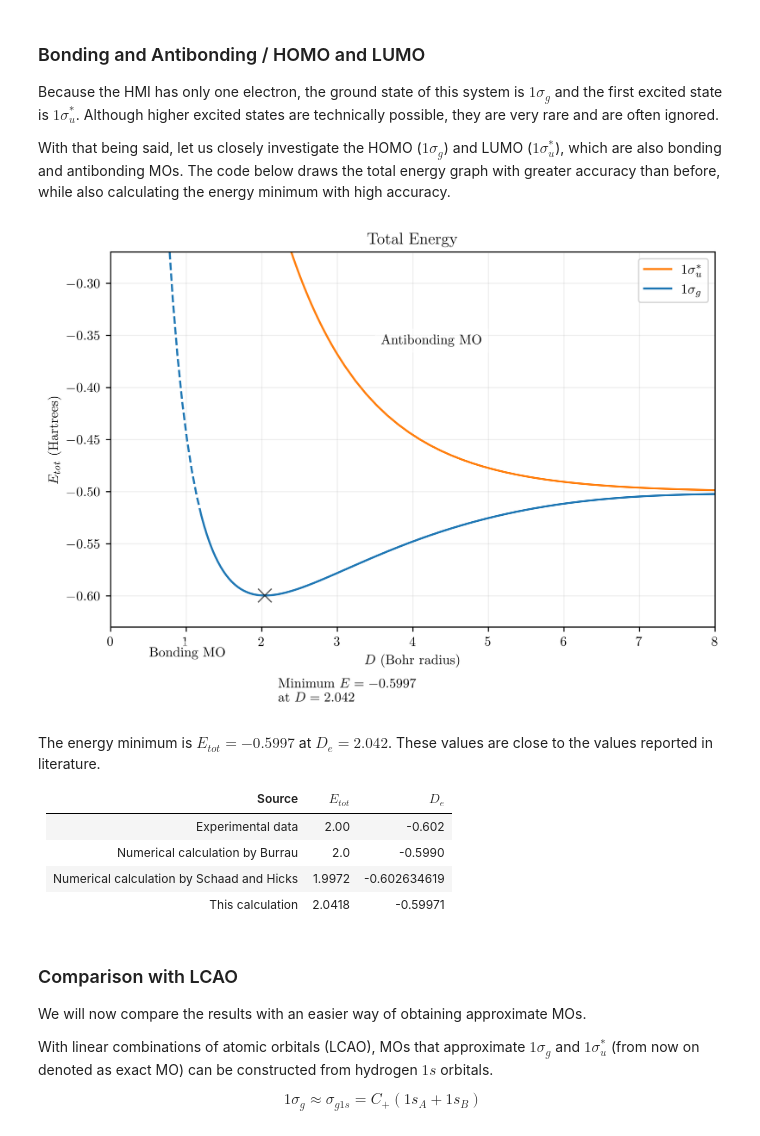
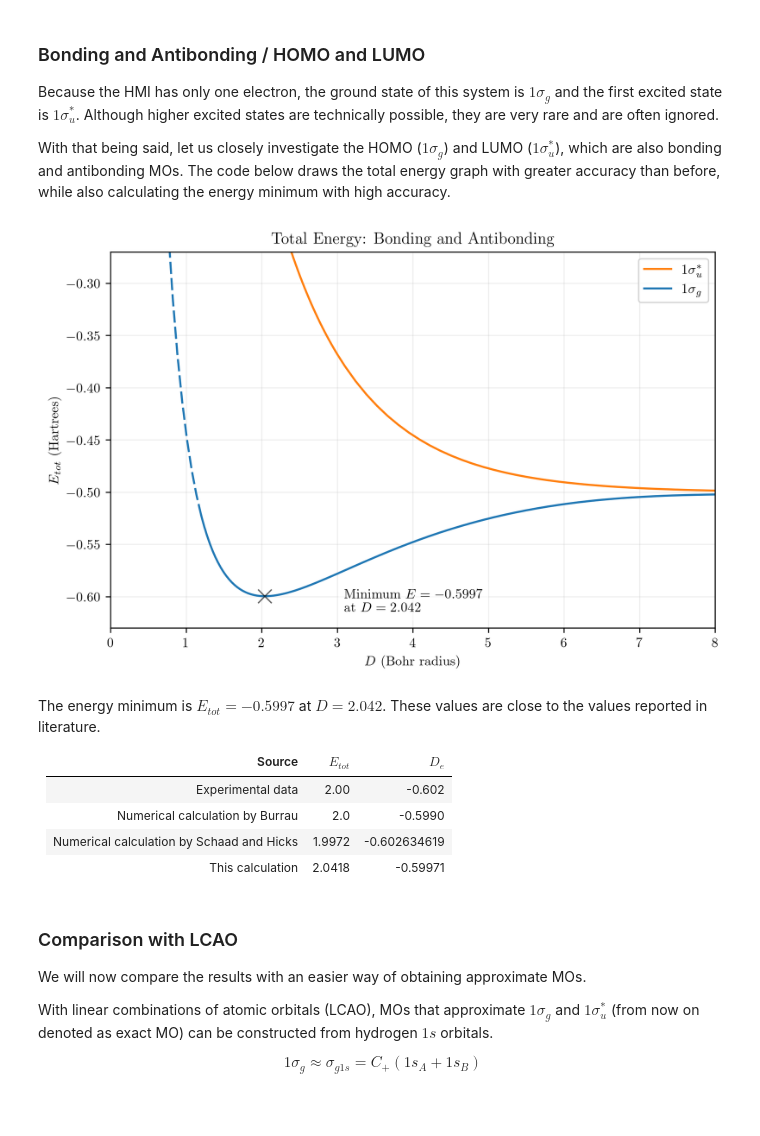
Before and after one commit to KeroseneNotForConsumption/hydrogen-molecular-ion, a Jupyter notebook: 3b_solve_R.ipynb, the cells around one changed output. Saved outputs shown, nothing was run; the diff lists cells and outputs as text; code cells hidden in the pictures; blank space fills up the shorter version.

```diff
--- a/3b_solve_R.ipynb
+++ b/3b_solve_R.ipynb
@@ -285,32 +326,31 @@ for mo, mo_info in mos.items():
 # %%
 # graph plotting
-colors = ['C0', 'C1', 'C2', 'C3', 'C4', 'C5', 'C6', 'C7']
 
 fig, ax = plt.subplots()
 
-for ind, mo in enumerate(mos.keys()):
+for ind, mo in enumerate(mos):
 
     D_interp = mo_interpolated[mo]['D']
     E_interp = mo_interpolated[mo]['E']
 
-    plot_line = ax.plot(D_interp, E_interp, label=mo_latex[mo],
-                        color=colors[ind])
+    p = ax.plot(D_interp, E_interp, label=mo_latex[mo])
 
     D_extrap = mo_extrapolated[mo]['D']
     E_extrap = mo_extrapolated[mo]['E']
 
-    plot_line = ax.plot(D_extrap, E_extrap,
-                        color=colors[ind], ls='--', dash_capstyle='butt')
+    ax.plot(D_extrap, E_extrap,
+            color=p[0].get_color(), ls='--', dash_capstyle='butt')
 
 
-# reversed legend order
+# legend order reversed (from lowest E to highest)
 handles, labels = ax.get_legend_handles_labels()
 ax.legend(reversed(handles), reversed(labels), loc=4)
+
 ax.grid(which='both', alpha=0.2)
 ax.set_xlim([0, 10])
 ax.set_ylim([-1.5, 0])
-ax.set_xlabel('$D_{el}$ (Bohr radius)')
-ax.set_ylabel('$E$ (Hartrees)')
+ax.set_xlabel('$D$ (Bohr radius)')
+ax.set_ylabel('$E_{el}$ (Hartrees)')
 ax.xaxis.set_major_locator(mpl.ticker.MultipleLocator(1))
 ax.yaxis.set_minor_locator(mpl.ticker.MultipleLocator(0.1))
 ax.set_title('Electronic Energy');
@@ -458,52 +482,47 @@ min_E_D = 2.04176539156334957425542597775347530841827392578125
 min_E = -0.5997125221372876513470373538439162075519561767578125
 # %%
 # graph plotting
-colors = ['C0', 'C1', 'C2', 'C3', 'C4', 'C5', 'C6', 'C7']
-
 fig, ax = plt.subplots()
 
-for ind, mo in enumerate(MO_list):
+for ind, mo in enumerate(mos):
 
     D_interp = mo_interpolated[mo]['D']
     E_interp = mo_interpolated[mo]['E'] + 1/D_interp
 
-    plot_line = ax.plot(D_interp, E_interp, label=mo_latex[mo],
-                        color=colors[ind])
+    ax.plot(D_interp, E_interp, label=mo_latex[mo])
 
-    D_extrap = mo_extrapolated[mo]['D']
-    E_extrap = mo_extrapolated[mo]['E'] + 1/D_extrap
+# extrapolation only for 1 sigma g
+# as that is the only visible extrapolation data
+mo = '1 sigma g'
+D_extrap = mo_extrapolated[mo]['D']
+E_extrap = mo_extrapolated[mo]['E'] + 1/D_extrap
 
-    plot_line = ax.plot(D_extrap, E_extrap,
-                        color=colors[ind], ls='--', dash_capstyle='butt')
+ax.plot(D_extrap, E_extrap, color='C0', ls=(0, (6, 2)))
 
 # plot energy minimum
-ax.plot([min_E_D], [min_E], marker='x', markersize=10, color='k', alpha=0.6)
-
-t = ax.text(min_E_D + 0.18, min_E - 0.092, f'Minimum $E = {min_E:.4f}$\n at $D = {min_E_D:.3f}$',
+ax.plot([min_E_D], [min_E], marker='x',
+        markersize=10, color='k', alpha=0.6)
+t = ax.text(min_E_D + 1.05, min_E - 0.005,
+            f'Minimum $E = {min_E:.4f}$\n at $D = {min_E_D:.3f}$',
             va='center', ha='left')
 t.set_bbox(dict(facecolor='w', edgecolor='w', alpha = 0.5))
-t = ax.text(1.02, -0.655, 'Bonding MO', va='center', ha='center')
-t.set_bbox(dict(facecolor='w', edgecolor='w', alpha = 0.5))
-t = ax.text(4.25, -0.355, 'Antibonding MO', va='center', ha='center')
-t.set_bbox(dict(facecolor='w', edgecolor='w', alpha = 0.5))
+
+# reversed legend order
+handles, labels = ax.get_legend_handles_labels()
+ax.legend(reversed(handles), reversed(labels), loc=1)
 
 ax.grid(which='both', alpha=0.2)
 ax.set_xlim([0, 8])
 ax.set_ylim([-0.63, -0.27])
 ax.set_xlabel('$D$ (Bohr radius)')
 ax.set_ylabel('$E_{tot}$ (Hartrees)')
 ax.xaxis.set_major_locator(mpl.ticker.MultipleLocator(1))
 ax.yaxis.set_minor_locator(mpl.ticker.MultipleLocator(0.1))
-
-# reversed legend order
-handles, labels = ax.get_legend_handles_labels()
-ax.legend(reversed(handles), reversed(labels), loc=1)
-
-ax.set_title('Total Energy');
+ax.set_title('Total Energy: Bonding and Antibonding');
 # %% [output]
-[figure, old version]
+[figure, new version]
 # %% [markdown]
-The energy minimum is $E_{tot} = -0.5997$ at $D_e = 2.042$. These values are close to the values reported in literature.
+The energy minimum is $E_{tot} = -0.5997$ at $D = 2.042$. These values are close to the values reported in literature.
 
 | Source                                    | $E_{tot}$ |  $D_{e}$     |
 |-------------------------------------------|-----------|--------------|
```
Also changed, not shown: parts of 12 cells of this notebook, 5 other files.
